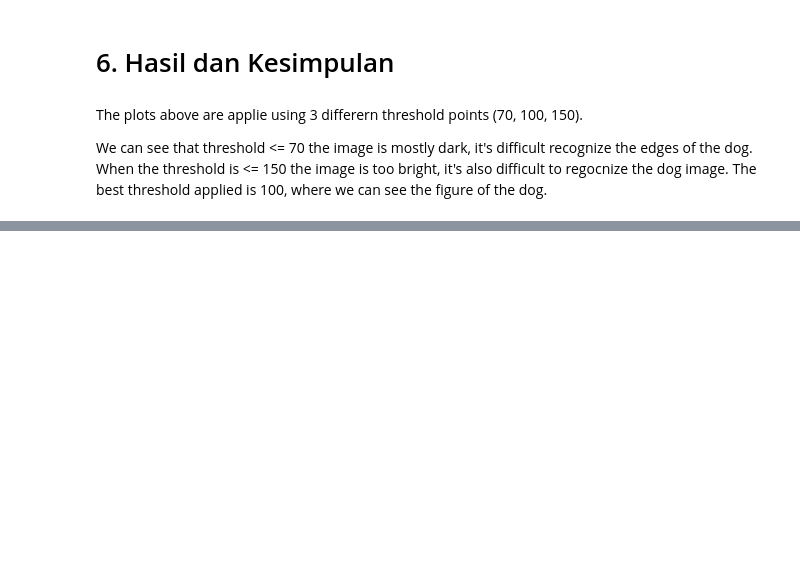
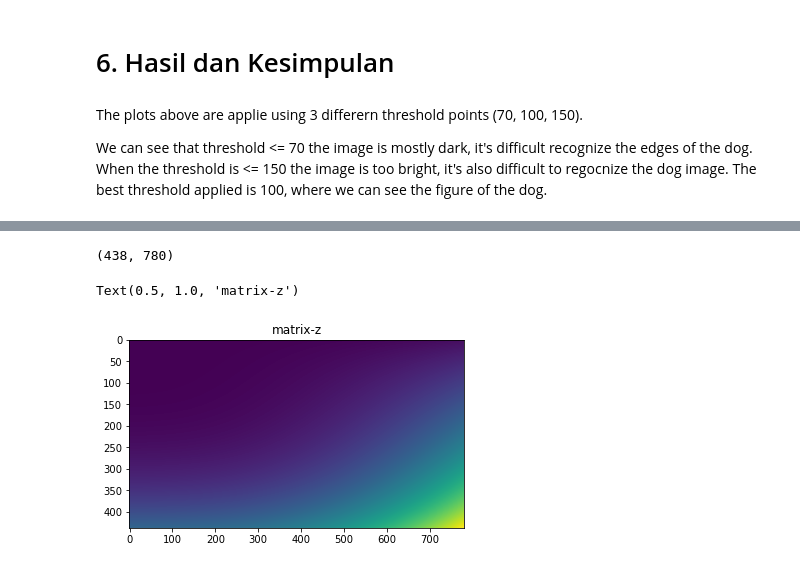
Before and after one commit to cxj3/cxj3-p0---ftds009---gc2-cxj3, a Jupyter notebook: h8dsft_P0W2_Charissa_Janto.ipynb, the cells around one changed output, grey strips where cells are left out. Saved outputs shown, nothing was run; the diff lists cells and outputs as text; code cells hidden in the pictures; blank space fills up the shorter version.

```diff
--- a/h8dsft_P0W2_Charissa_Janto.ipynb
+++ b/h8dsft_P0W2_Charissa_Janto.ipynb
@@ -212,0 +208,9 @@ We can see that threshold <= 70 the image is mostly dark, it's difficult recogni
+# %%
+def f(x,y):
+  return x**2*y+2*x**3*y+y**4
+
+x=np.linspace(1,20,780)
+y=np.linspace(1,20,438)
+
+z=np.array( [[f(i,j) for i in x] for j in y] )
+z
@@ -212,0 +231,10 @@ We can see that threshold <= 70 the image is mostly dark, it's difficult recogni
+# %%
+z.shape
+# %% [output]
+(438, 780)
+# %%
+plt.imshow(z)
+plt.title('matrix-z')
+# %% [output]
+Text(0.5, 1.0, 'matrix-z')
+[figure, added]
```
Also changed, not shown: parts of 13 cells of this notebook.
